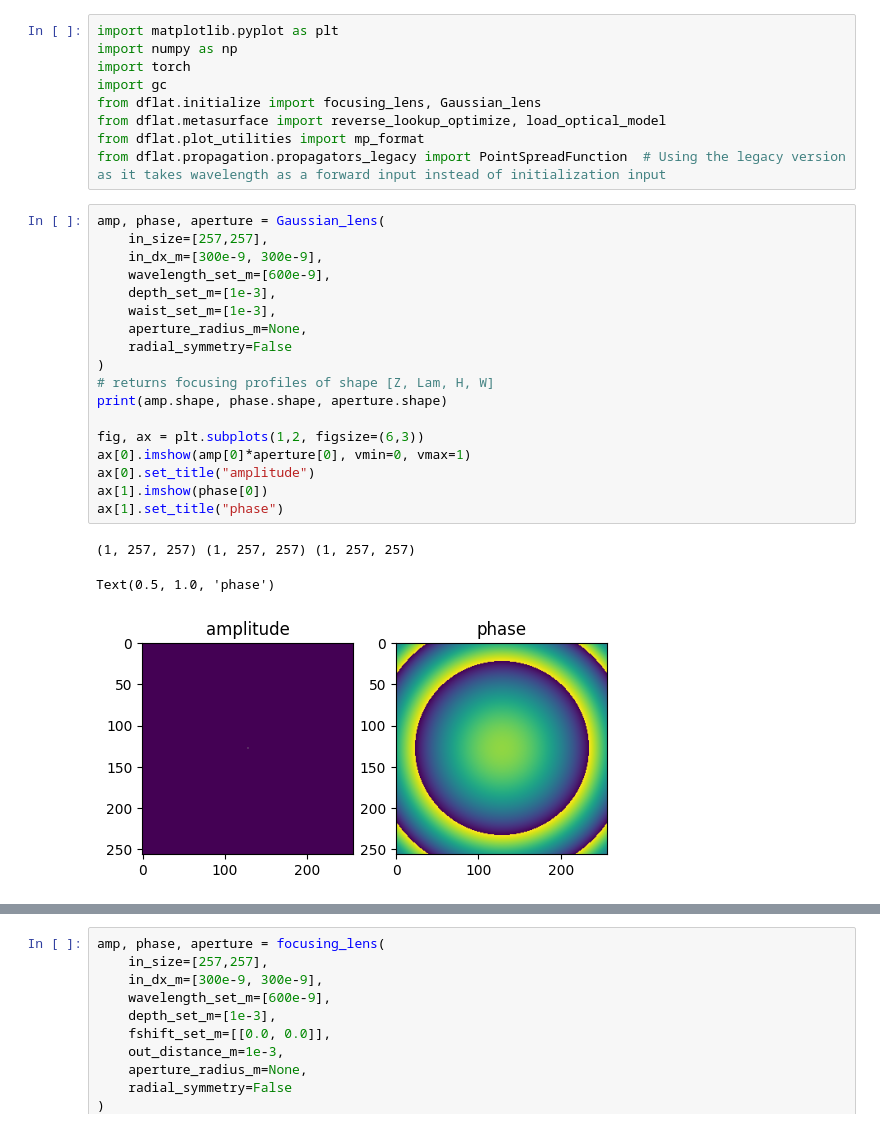
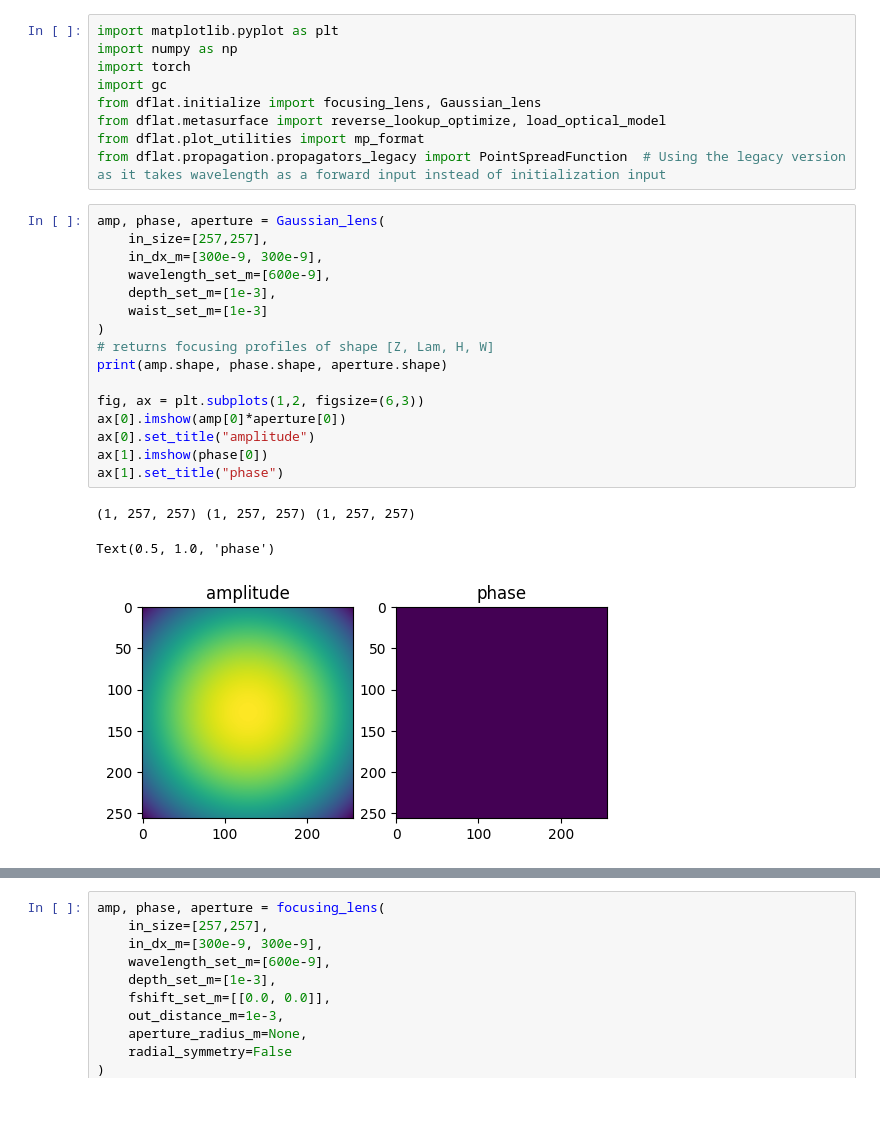
Before and after one commit to BillZhucn/DFlat, a Jupyter notebook: scripts/demo.ipynb, the cells around one changed output, grey strips where cells are left out. Cells and saved outputs as stored; diff of their text form.

```diff
--- a/scripts/demo.ipynb
+++ b/scripts/demo.ipynb
@@ -12,22 +12,20 @@ from dflat.propagation.propagators_legacy import PointSpreadFunction  # Using th
 # %%
 amp, phase, aperture = Gaussian_lens(
     in_size=[257,257],
     in_dx_m=[300e-9, 300e-9],
     wavelength_set_m=[600e-9],
     depth_set_m=[1e-3],
-    waist_set_m=[1e-3],
-    aperture_radius_m=None,
-    radial_symmetry=False
+    waist_set_m=[1e-3]
 )
 # returns focusing profiles of shape [Z, Lam, H, W]
 print(amp.shape, phase.shape, aperture.shape)
 
 fig, ax = plt.subplots(1,2, figsize=(6,3))
-ax[0].imshow(amp[0]*aperture[0], vmin=0, vmax=1)
+ax[0].imshow(amp[0]*aperture[0])
 ax[0].set_title("amplitude")
 ax[1].imshow(phase[0])
 ax[1].set_title("phase")
 # %% [output]
 (1, 257, 257) (1, 257, 257) (1, 257, 257)
 Text(0.5, 1.0, 'phase')
-[figure, old version]
+[figure, new version]
```
Also changed, not shown: parts of 2 cells of this notebook, 9 other files.
